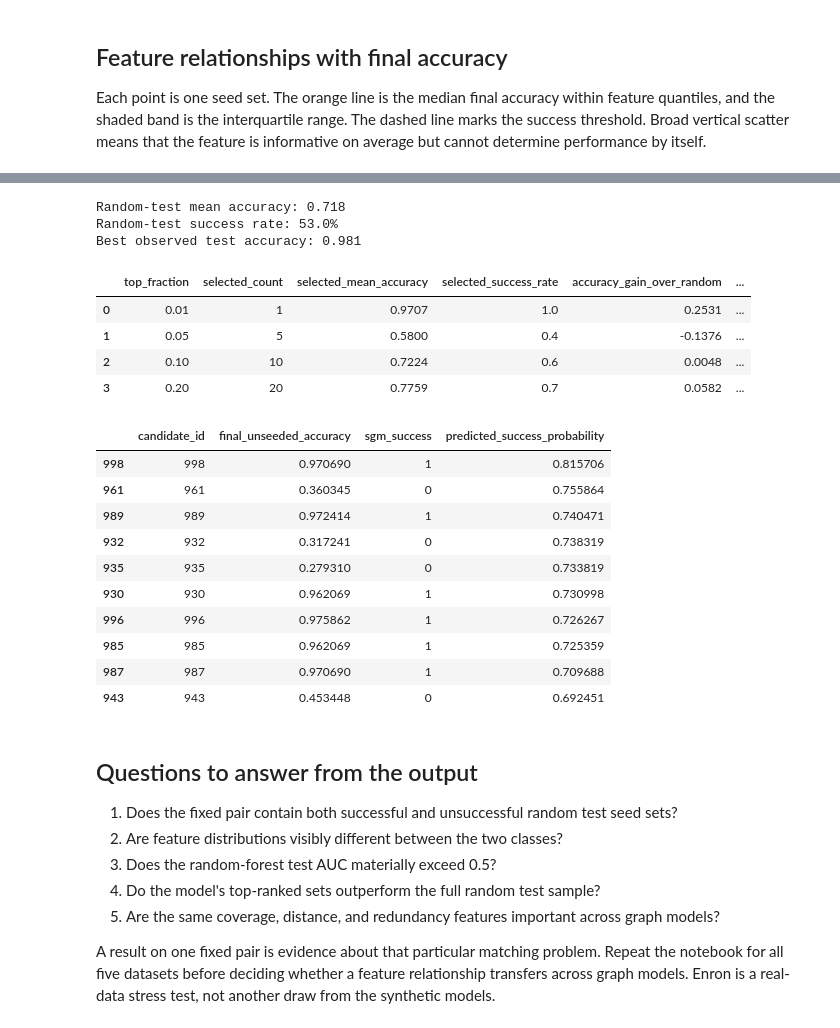
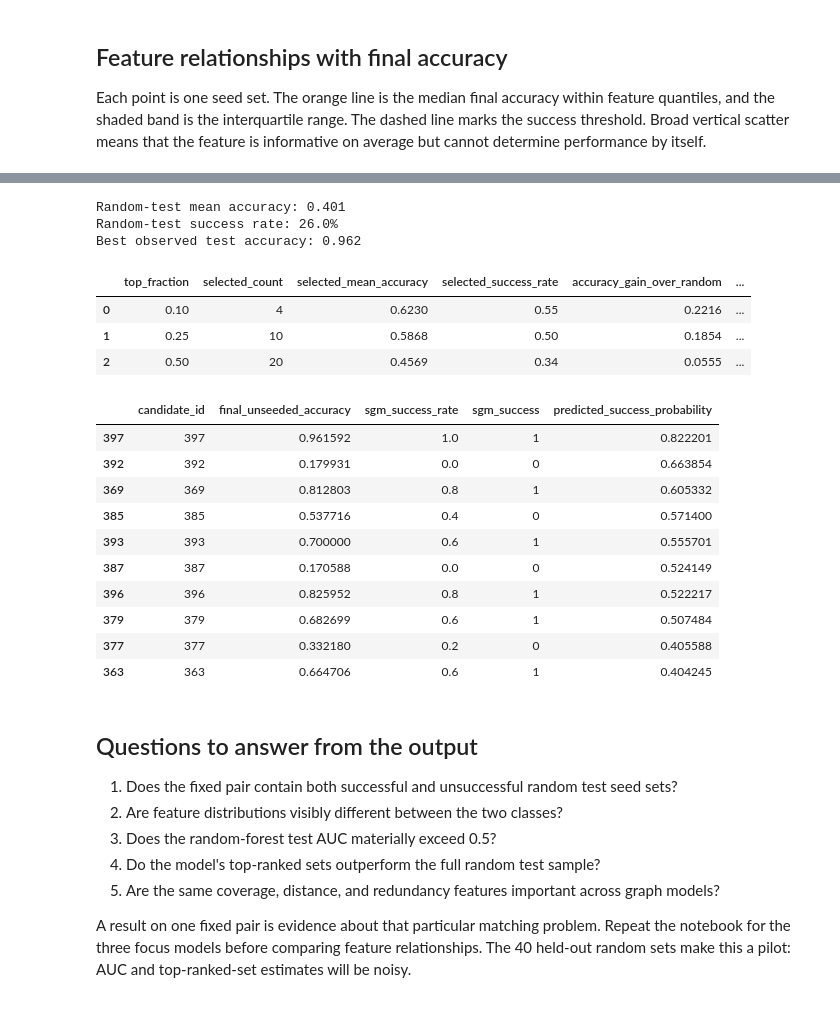
Before and after one commit to langsong/Seeded-Graph-Matching, a Jupyter notebook: fixed_pair_seed_set_classification/seed_set_classification.ipynb, the cells around one changed output, grey strips where cells are left out. Drawn from its saved outputs; the diff is of its cells as text; code cells hidden in the pictures.

```diff
--- a/fixed_pair_seed_set_classification/seed_set_classification.ipynb
+++ b/fixed_pair_seed_set_classification/seed_set_classification.ipynb
@@ -29,18 +32,21 @@ from sklearn.preprocessing import StandardScaler
 
 pd.set_option("display.max_columns", 100)
 # %%
-# Choose one: "sparse_er", "sparse_sbm", "paper", "paper_pa", "ier", or "enron"
-GRAPH_MODEL = "paper_pa"
+# Choose one: "sparse_er", "paper_pa", "chung_lu", "paper", "sparse_sbm", "ier", or "enron"
+GRAPH_MODEL = "chung_lu"
 
 EXPERIMENT_DIR = Path.cwd().resolve()
 if EXPERIMENT_DIR.name != "fixed_pair_seed_set_classification":
     EXPERIMENT_DIR = EXPERIMENT_DIR / "fixed_pair_seed_set_classification"
-DATA_DIR = EXPERIMENT_DIR / "data"
+DATA_FOLDER = "sgm_pilot_400"  # Use "sgm_multi_rng" for the earlier larger collection.
+DATA_DIR = EXPERIMENT_DIR / "data" / DATA_FOLDER
 SUCCESS_THRESHOLD = 0.90
 RANDOM_STATE = 42
 # %%
 csv_path = DATA_DIR / f"{GRAPH_MODEL}_seed_sets.csv"
 metadata_path = DATA_DIR / f"{GRAPH_MODEL}_seed_sets.metadata.json"
+if not metadata_path.exists():
+    raise FileNotFoundError(f"Collection is not complete for {GRAPH_MODEL}: {metadata_path}")
 
 data = pd.read_csv(csv_path)
 metadata = json.loads(metadata_path.read_text())
@@ -50,23 +56,36 @@ feature_columns = [
     if column in data and data[column].nunique(dropna=True) > 1
 ]
 
-# Recompute this label here so the threshold can be changed above.
-data["sgm_success"] = (
-    data["final_unseeded_accuracy"] >= SUCCESS_THRESHOLD
-).astype(int)
+# Recompute success from individual runs so the threshold can be changed above.
+runs_path = DATA_DIR / f"{GRAPH_MODEL}_seed_sets_runs.csv"
+if runs_path.exists():
+    runs = pd.read_csv(runs_path)
+    success_rate = (
+        runs.assign(success=runs["final_unseeded_accuracy"] >= SUCCESS_THRESHOLD)
+        .groupby("candidate_id")["success"].mean()
+    )
+    data["sgm_success_rate"] = data["candidate_id"].map(success_rate)
+else:
+    data["sgm_success_rate"] = (
+        data["final_unseeded_accuracy"] >= SUCCESS_THRESHOLD
+    ).astype(float)
+data["sgm_success"] = (data["sgm_success_rate"] > 0.5).astype(int)
 
 print(f"Dataset: {csv_path}")
 print(f"Rows: {len(data):,}")
+print(f"SGM runs per set: {metadata.get('solver_runs', 1)}")
+print(f"Feature schema version: {metadata.get('feature_schema_version', 'historical')}")
 print(f"Usable Graph-A features: {len(feature_columns)}")
 print(f"Overall success rate: {data['sgm_success'].mean():.1%}")
 if GRAPH_MODEL == "enron":
-    pair_metadata = json.loads((DATA_DIR / "enron_problem.metadata.json").read_text())
+    pair_metadata = json.loads((EXPERIMENT_DIR / "data" / "enron_problem.metadata.json").read_text())
     print(f"Enron weeks: {pair_metadata['weeks_1_based']}; vertices retained: {data['n_vertices'].iloc[0]}")
 display(
     data.groupby(["data_split", "sampling_strategy"])
     .agg(
         rows=("candidate_id", "size"),
-        success_rate=("sgm_success", "mean"),
+        majority_success_rate=("sgm_success", "mean"),
+        mean_run_success_rate=("sgm_success_rate", "mean"),
         mean_final_accuracy=("final_unseeded_accuracy", "mean"),
     )
     .round(3)
@@ -362,6 +373,6 @@ plt.show()
 # %%
 ranked_test = test[
-    ["candidate_id", "final_unseeded_accuracy", "sgm_success"]
+    ["candidate_id", "final_unseeded_accuracy", "sgm_success_rate", "sgm_success"]
 ].copy()
 ranked_test["predicted_success_probability"] = probabilities["Random forest"]
 ranked_test = ranked_test.sort_values(
@@ -369,55 +380,54 @@ ranked_test = ranked_test.sort_values(
 )
 
 random_mean_accuracy = test["final_unseeded_accuracy"].mean()
-random_success_rate = test["sgm_success"].mean()
+random_success_rate = test["sgm_success_rate"].mean()
 oracle_accuracy = test["final_unseeded_accuracy"].max()
 
 ranking_rows = []
-for fraction in [0.01, 0.05, 0.10, 0.20]:
+for fraction in [0.10, 0.25, 0.50]:
     count = max(1, int(np.ceil(fraction * len(ranked_test))))
     selected = ranked_test.head(count)
     ranking_rows.append(
         {
             "top_fraction": fraction,
             "selected_count": count,
             "selected_mean_accuracy": selected[
                 "final_unseeded_accuracy"
             ].mean(),
-            "selected_success_rate": selected["sgm_success"].mean(),
+            "selected_success_rate": selected["sgm_success_rate"].mean(),
             "accuracy_gain_over_random": selected[
                 "final_unseeded_accuracy"
             ].mean()
             - random_mean_accuracy,
             "regret_from_best_observed": oracle_accuracy
             - selected["final_unseeded_accuracy"].max(),
         }
     )
 
 print(f"Random-test mean accuracy: {random_mean_accuracy:.3f}")
 print(f"Random-test success rate: {random_success_rate:.1%}")
 print(f"Best observed test accuracy: {oracle_accuracy:.3f}")
 display(pd.DataFrame(ranking_rows).round(4))
 display(ranked_test.head(10))
 # %% [output]
-Random-test mean accuracy: 0.718
-Random-test success rate: 53.0%
-Best observed test accuracy: 0.981
+Random-test mean accuracy: 0.401
+Random-test success rate: 26.0%
+Best observed test accuracy: 0.962
 |  | top_fraction | selected_count | selected_mean_accuracy | selected_success_rate | accuracy_gain_over_random | ... |
-| 0 | 0.01 | 1 | 0.9707 | 1.0 | 0.2531 | ... |
-| 1 | 0.05 | 5 | 0.5800 | 0.4 | -0.1376 | ... |
-| 2 | 0.10 | 10 | 0.7224 | 0.6 | 0.0048 | ... |
-| 3 | 0.20 | 20 | 0.7759 | 0.7 | 0.0582 | ... |
+| 0 | 0.10 | 4 | 0.6230 | 0.55 | 0.2216 | ... |
+| 1 | 0.25 | 10 | 0.5868 | 0.50 | 0.1854 | ... |
+| 2 | 0.50 | 20 | 0.4569 | 0.34 | 0.0555 | ... |
-|  | candidate_id | final_unseeded_accuracy | sgm_success | predicted_success_probability |
-| 998 | 998 | 0.970690 | 1 | 0.815706 |
-| 961 | 961 | 0.360345 | 0 | 0.755864 |
-| 989 | 989 | 0.972414 | 1 | 0.740471 |
-| 932 | 932 | 0.317241 | 0 | 0.738319 |
-| 935 | 935 | 0.279310 | 0 | 0.733819 |
-| 930 | 930 | 0.962069 | 1 | 0.730998 |
-| 996 | 996 | 0.975862 | 1 | 0.726267 |
-| 985 | 985 | 0.962069 | 1 | 0.725359 |
-| 987 | 987 | 0.970690 | 1 | 0.709688 |
-| 943 | 943 | 0.453448 | 0 | 0.692451 |
+|  | candidate_id | final_unseeded_accuracy | sgm_success_rate | sgm_success | predicted_success_probability |
+| 397 | 397 | 0.961592 | 1.0 | 1 | 0.822201 |
+| 392 | 392 | 0.179931 | 0.0 | 0 | 0.663854 |
+| 369 | 369 | 0.812803 | 0.8 | 1 | 0.605332 |
+| 385 | 385 | 0.537716 | 0.4 | 0 | 0.571400 |
+| 393 | 393 | 0.700000 | 0.6 | 1 | 0.555701 |
+| 387 | 387 | 0.170588 | 0.0 | 0 | 0.524149 |
+| 396 | 396 | 0.825952 | 0.8 | 1 | 0.522217 |
+| 379 | 379 | 0.682699 | 0.6 | 1 | 0.507484 |
+| 377 | 377 | 0.332180 | 0.2 | 0 | 0.405588 |
+| 363 | 363 | 0.664706 | 0.6 | 1 | 0.404245 |
 # %% [markdown]
 ## Questions to answer from the output
 
@@ -427,4 +437,4 @@ Best observed test accuracy: 0.981
 4. Do the model's top-ranked sets outperform the full random test sample?
 5. Are the same coverage, distance, and redundancy features important across graph models?
 
-A result on one fixed pair is evidence about that particular matching problem. Repeat the notebook for all five datasets before deciding whether a feature relationship transfers across graph models. Enron is a real-data stress test, not another draw from the synthetic models.
+A result on one fixed pair is evidence about that particular matching problem. Repeat the notebook for the three focus models before comparing feature relationships. The 40 held-out random sets make this a pilot: AUC and top-ranked-set estimates will be noisy.
```
Also changed, not shown: parts of 9 cells of this notebook, 55 other files.
